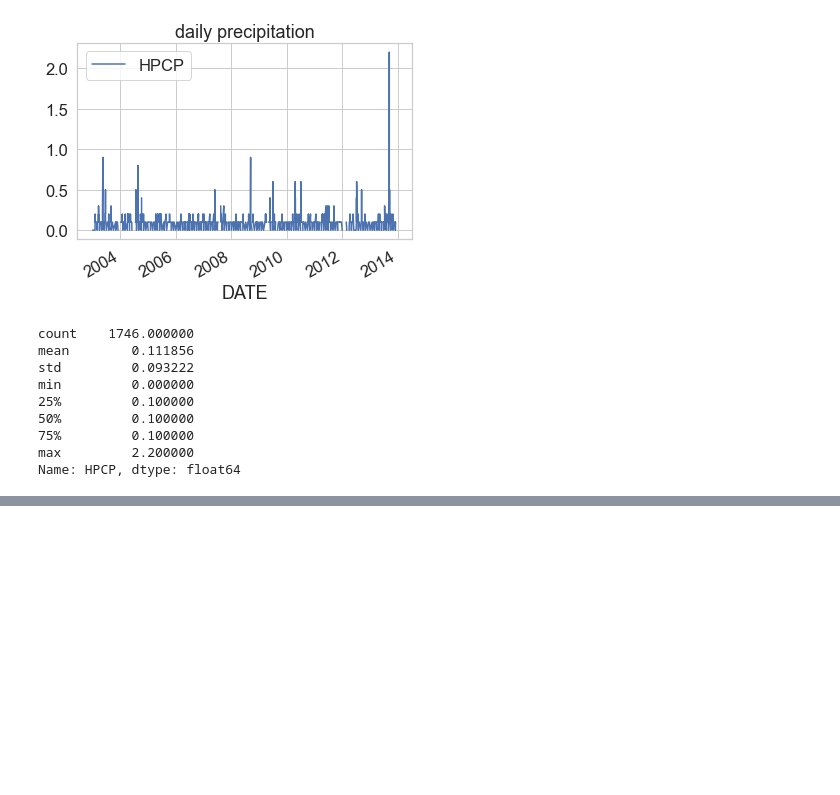
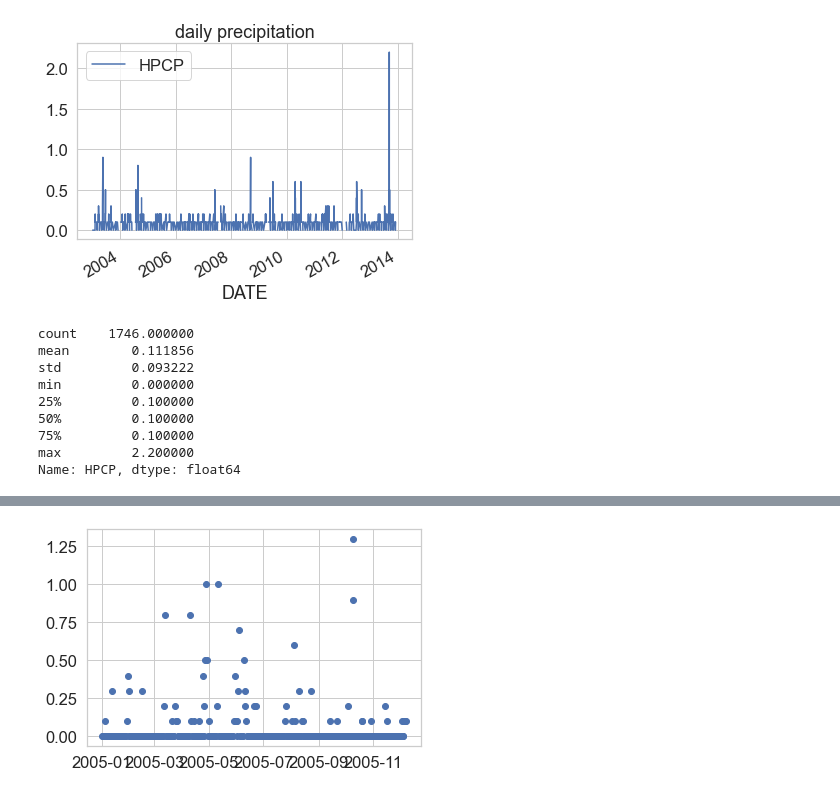
Before and after one commit to adisaljusi/geophysics-fundamentals, a Jupyter notebook: earth-science/timeseries-01/timeseries-01.ipynb, the cells around one changed output, grey strips where cells are left out. Saved outputs shown, nothing was run; the diff lists cells and outputs as text; code cells hidden in the pictures; blank space fills up the shorter version.

```diff
--- a/earth-science/timeseries-01/timeseries-01.ipynb
+++ b/earth-science/timeseries-01/timeseries-01.ipynb
@@ -68,0 +73,9 @@ precip_2005.head()
+# %%
+precip_2005_daily = precip_2005_clean.resample("D").sum()
+# Plot the data using native matplotlib
+f, ax = plt.subplots()
+ax.scatter(x=precip_2005_daily.index.values,
+           y=precip_2005_daily["HPCP"])
+plt.show()
+# %% [output]
+[figure, added]
```
Also changed, not shown: parts of 4 cells of this notebook.
